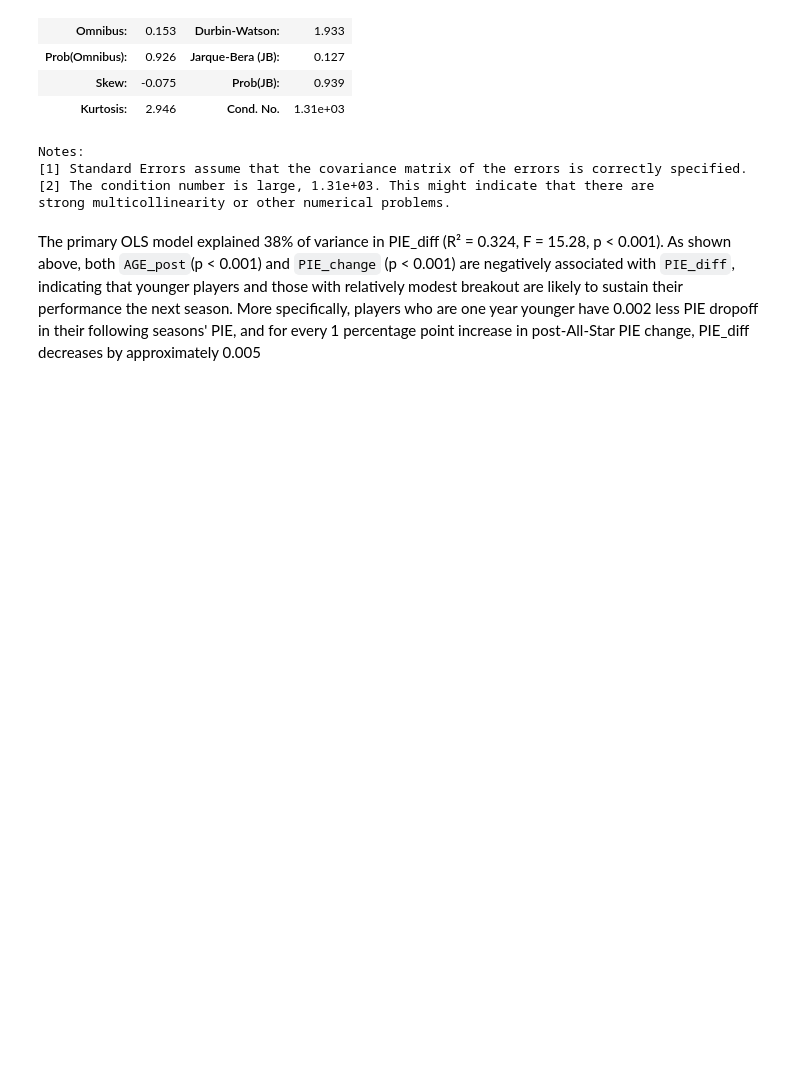
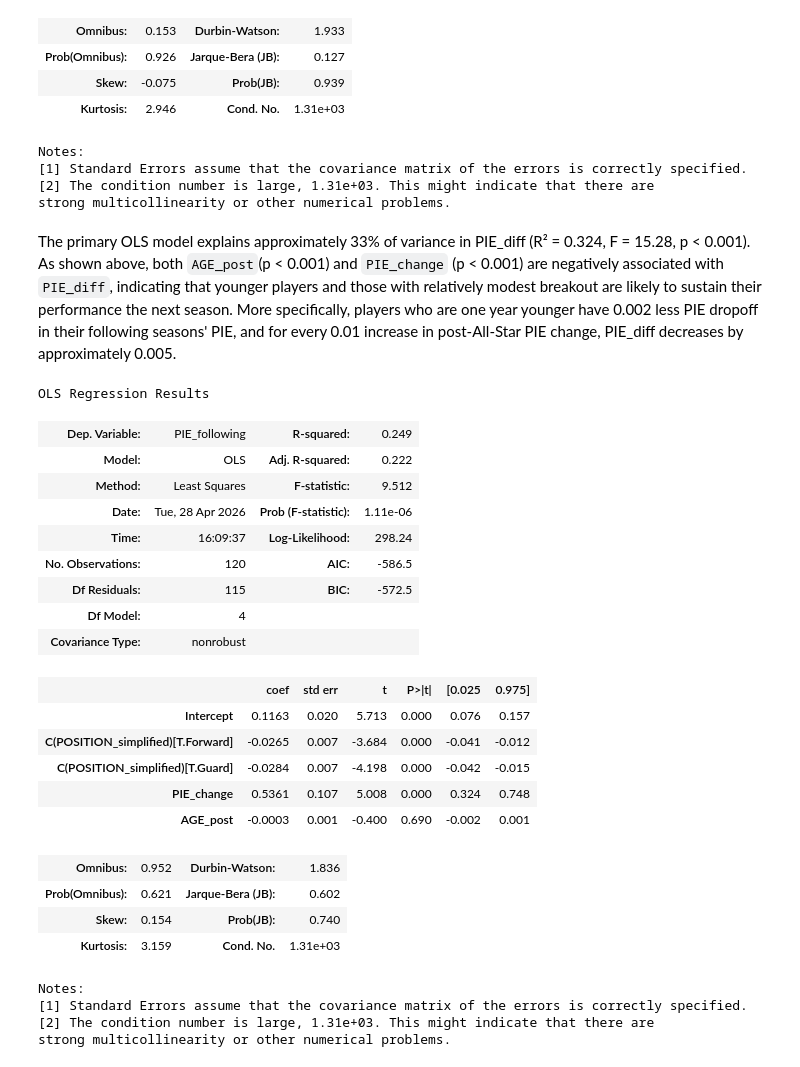
Before and after one commit to BigMikeZ/nba_breakout_analysis, a Jupyter notebook: nba_breakout_final_report.ipynb, the cells around one changed output. Cells and saved outputs as stored; diff of their text form; code cells hidden in the pictures; blank space fills up the shorter version.

Commit message:
Update results section

```diff
--- a/nba_breakout_final_report.ipynb
+++ b/nba_breakout_final_report.ipynb
@@ -92,4 +93,31 @@ Notes:
 [2] The condition number is large, 1.31e+03. This might indicate that there are
 strong multicollinearity or other numerical problems.
 # %% [markdown]
-The primary OLS model explained 38% of variance in PIE_diff (R² = 0.324, F = 15.28, p < 0.001). As shown above, both `AGE_post`(p < 0.001) and `PIE_change` (p < 0.001) are negatively associated with `PIE_diff`, indicating that younger players and those with relatively modest breakout are likely to sustain their performance the next season. More specifically, players who are one year younger have 0.002 less PIE dropoff in their following seasons' PIE, and for every 1 percentage point increase in post-All-Star PIE change, PIE_diff decreases by approximately 0.005
+The primary OLS model explains approximately 33% of variance in PIE_diff (R² = 0.324, F = 15.28, p < 0.001). As shown above, both `AGE_post`(p < 0.001) and `PIE_change` (p < 0.001) are negatively associated with `PIE_diff`, indicating that younger players and those with relatively modest breakout are likely to sustain their performance the next season. More specifically, players who are one year younger have 0.002 less PIE dropoff in their following seasons' PIE, and for every 0.01 increase in post-All-Star PIE change, PIE_diff decreases by approximately 0.005.
+# %%
+display(following_model.summary())
+# %% [output]
+OLS Regression Results
+| Dep. Variable: | PIE_following | R-squared: | 0.249 |
+| Model: | OLS | Adj. R-squared: | 0.222 |
+| Method: | Least Squares | F-statistic: | 9.512 |
+| Date: | Tue, 28 Apr 2026 | Prob (F-statistic): | 1.11e-06 |
+| Time: | 16:09:37 | Log-Likelihood: | 298.24 |
+| No. Observations: | 120 | AIC: | -586.5 |
+| Df Residuals: | 115 | BIC: | -572.5 |
+| Df Model: | 4 |  |  |
+| Covariance Type: | nonrobust |  |  |
+|  | coef | std err | t | P>|t| | [0.025 | 0.975] |
+| Intercept | 0.1163 | 0.020 | 5.713 | 0.000 | 0.076 | 0.157 |
+| C(POSITION_simplified)[T.Forward] | -0.0265 | 0.007 | -3.684 | 0.000 | -0.041 | -0.012 |
+| C(POSITION_simplified)[T.Guard] | -0.0284 | 0.007 | -4.198 | 0.000 | -0.042 | -0.015 |
+| PIE_change | 0.5361 | 0.107 | 5.008 | 0.000 | 0.324 | 0.748 |
+| AGE_post | -0.0003 | 0.001 | -0.400 | 0.690 | -0.002 | 0.001 |
+| Omnibus: | 0.952 | Durbin-Watson: | 1.836 |
+| Prob(Omnibus): | 0.621 | Jarque-Bera (JB): | 0.602 |
+| Skew: | 0.154 | Prob(JB): | 0.740 |
+| Kurtosis: | 3.159 | Cond. No. | 1.31e+03 |
+Notes:
+[1] Standard Errors assume that the covariance matrix of the errors is correctly specified.
+[2] The condition number is large, 1.31e+03. This might indicate that there are
+strong multicollinearity or other numerical problems.
```
Also changed, not shown: parts of 6 cells of this notebook.
